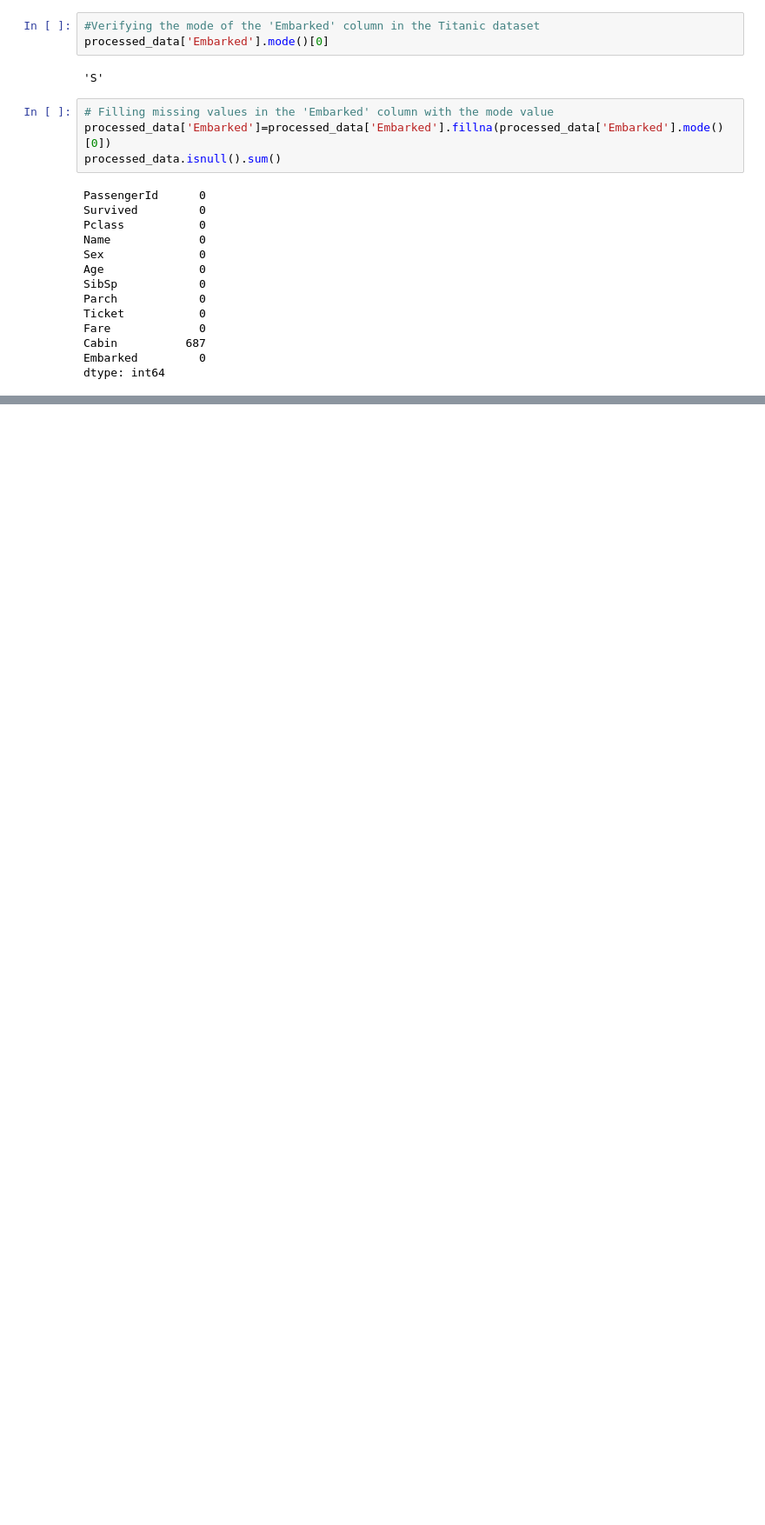
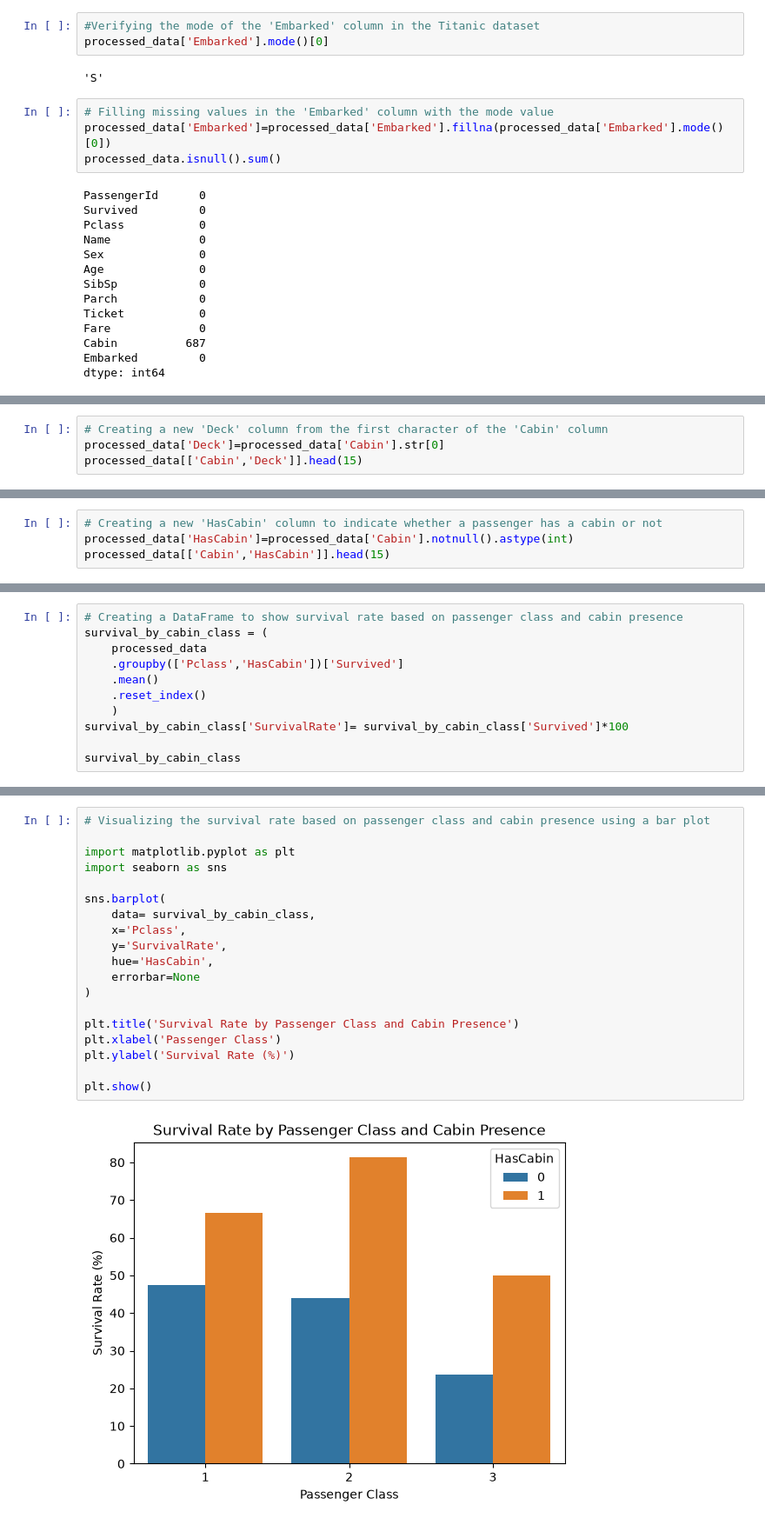
Before and after one commit to almamun252/ml-dl-learning, a Jupyter notebook: machine_learning/data_processing.ipynb, the cells around one changed output, grey strips where cells are left out. Shown at 87% size. Saved outputs shown, nothing was run; the diff lists cells and outputs as text; blank space fills up the shorter version.

Commit message:
Explore Titanic cabin features and fare outliers

```diff
--- a/machine_learning/data_processing.ipynb
+++ b/machine_learning/data_processing.ipynb
@@ -249,0 +214,4 @@ dtype: int64
+# %%
+# Creating a new 'Deck' column from the first character of the 'Cabin' column
+processed_data['Deck']=processed_data['Cabin'].str[0]
+processed_data[['Cabin','Deck']].head(15)
@@ -249,0 +235,4 @@ dtype: int64
+# %%
+# Creating a new 'HasCabin' column to indicate whether a passenger has a cabin or not
+processed_data['HasCabin']=processed_data['Cabin'].notnull().astype(int)
+processed_data[['Cabin','HasCabin']].head(15)
@@ -249,0 +303,11 @@ dtype: int64
+# %%
+# Creating a DataFrame to show survival rate based on passenger class and cabin presence
+survival_by_cabin_class = (
+    processed_data
+    .groupby(['Pclass','HasCabin'])['Survived']
+    .mean()
+    .reset_index()
+    )
+survival_by_cabin_class['SurvivalRate']= survival_by_cabin_class['Survived']*100
+
+survival_by_cabin_class
@@ -249,0 +322,21 @@ dtype: int64
+# %%
+# Visualizing the survival rate based on passenger class and cabin presence using a bar plot
+
+import matplotlib.pyplot as plt
+import seaborn as sns
+
+sns.barplot(
+    data= survival_by_cabin_class,
+    x='Pclass',
+    y='SurvivalRate',
+    hue='HasCabin',
+    errorbar=None
+)
+
+plt.title('Survival Rate by Passenger Class and Cabin Presence')
+plt.xlabel('Passenger Class')
+plt.ylabel('Survival Rate (%)')
+
+plt.show()
+# %% [output]
+[figure, added]
```
Also changed, not shown: parts of 23 cells of this notebook, 2 other files.
